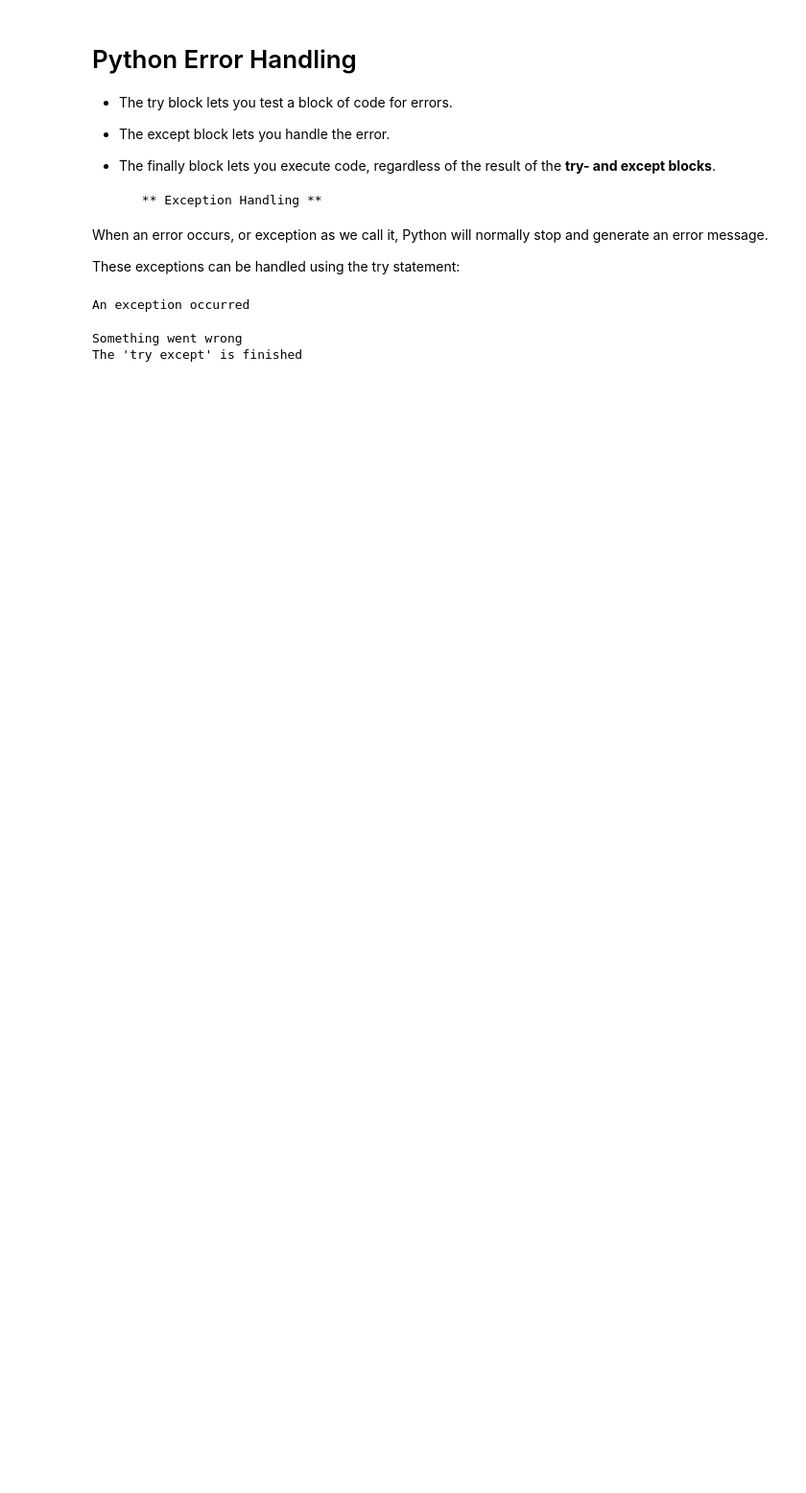
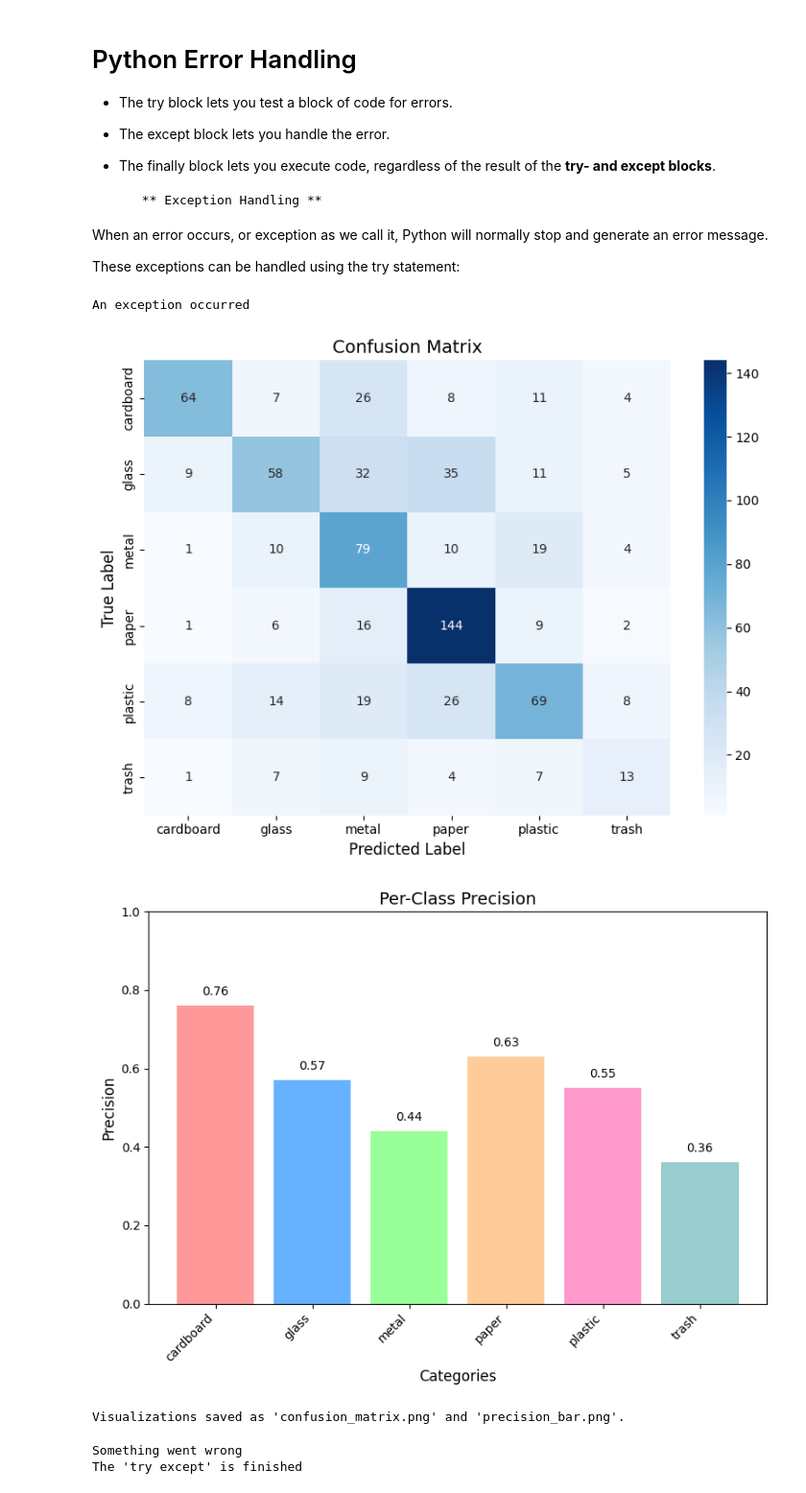
Before and after one commit to arybadj/python_code, a Jupyter notebook: gvd exp.ipynb, the cells around one changed output. Shown at 96% size. Cells and saved outputs as stored; diff of their text form; code cells hidden in the pictures; blank space fills up the shorter version.

```diff
--- a/gvd exp.ipynb
+++ b/gvd exp.ipynb
@@ -44,6 +44,55 @@ except:
   print("An exception occurred")
 # %% [output]
 An exception occurred
+# %%
+import numpy as np
+import seaborn as sns
+import matplotlib.pyplot as plt
+
+# Data from your input
+confusion_matrix = np.array([
+    [64, 7, 26, 8, 11, 4],
+    [9, 58, 32, 35, 11, 5],
+    [1, 10, 79, 10, 19, 4],
+    [1, 6, 16, 144, 9, 2],
+    [8, 14, 19, 26, 69, 8],
+    [1, 7, 9, 4, 7, 13]
+])
+class_names = ["cardboard", "glass", "metal", "paper", "plastic", "trash"]
+
+# Classification report metrics (using precision as an example; adjust for recall/F1 if needed)
+precision = [0.76, 0.57, 0.44, 0.63, 0.55, 0.36]
+
+# Visualization 1: Confusion Matrix Heatmap
+plt.figure(figsize=(8, 6))
+sns.heatmap(confusion_matrix, annot=True, fmt='d', cmap='Blues', xticklabels=class_names, yticklabels=class_names)
+plt.title('Confusion Matrix', fontsize=14)
+plt.xlabel('Predicted Label', fontsize=12)
+plt.ylabel('True Label', fontsize=12)
+plt.tight_layout()
+plt.savefig('confusion_matrix.png')
+plt.show()
+
+# Visualization 2: Precision Bar Chart
+plt.figure(figsize=(8, 6))
+bars = plt.bar(class_names, precision, color=['#FF9999', '#66B2FF', '#99FF99', '#FFCC99', '#FF99CC', '#99CCCC'])
+plt.title('Per-Class Precision', fontsize=14)
+plt.xlabel('Categories', fontsize=12)
+plt.ylabel('Precision', fontsize=12)
+plt.ylim(0, 1)
+plt.xticks(rotation=45, ha='right')
+for bar in bars:
+    height = bar.get_height()
+    plt.text(bar.get_x() + bar.get_width()/2, height + 0.02, f'{height:.2f}', ha='center', va='bottom')
+plt.tight_layout()
+plt.savefig('precision_bar.png')
+plt.show()
+
+print("Visualizations saved as 'confusion_matrix.png' and 'precision_bar.png'.")
+# %% [output]
+[figure, added]
+[figure, added]
+Visualizations saved as 'confusion_matrix.png' and 'precision_bar.png'.
 # %%
 # Since the try block raises an error, the except block will be executed.
 
```
Also changed, not shown: 3 other files.
